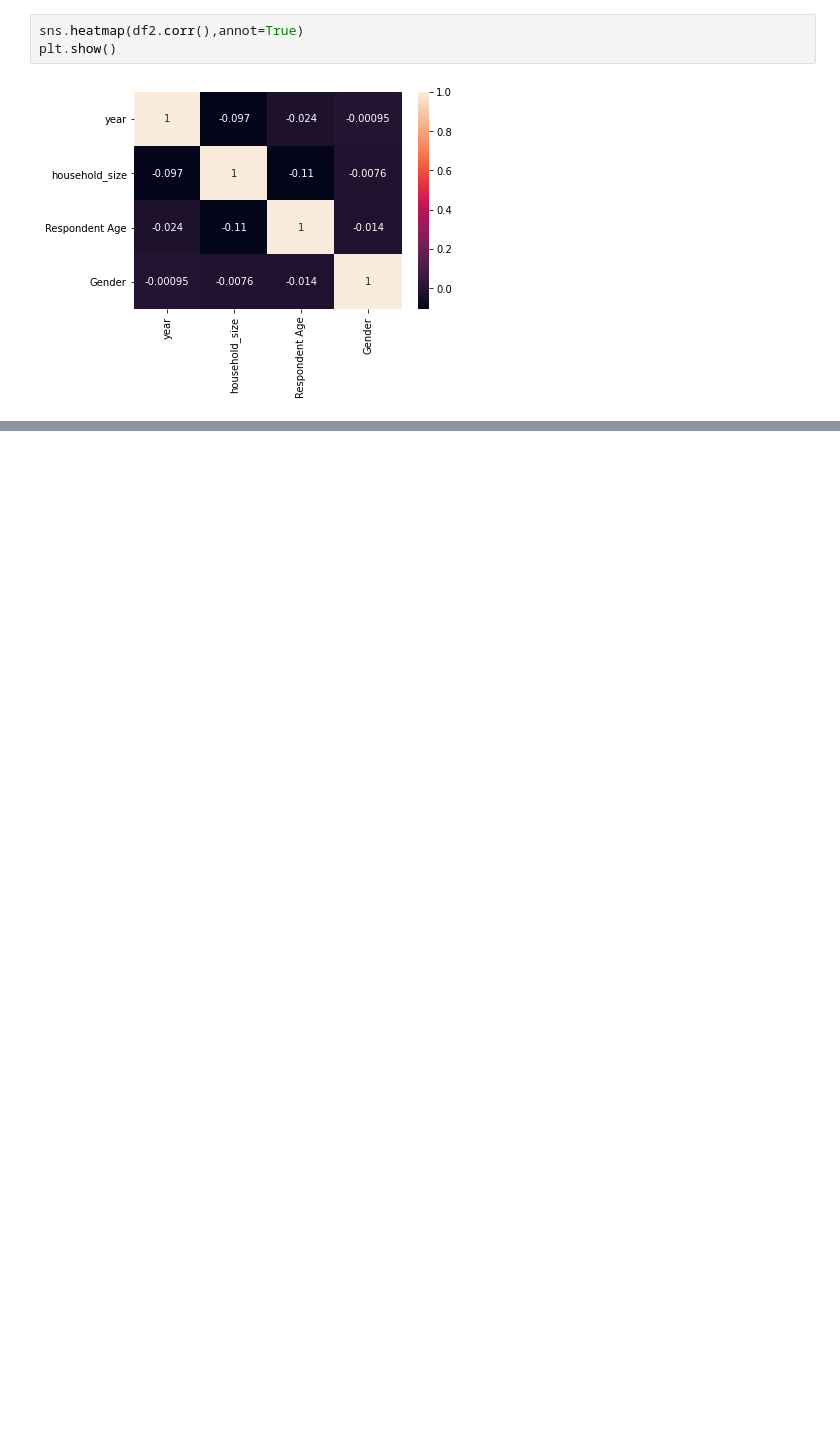
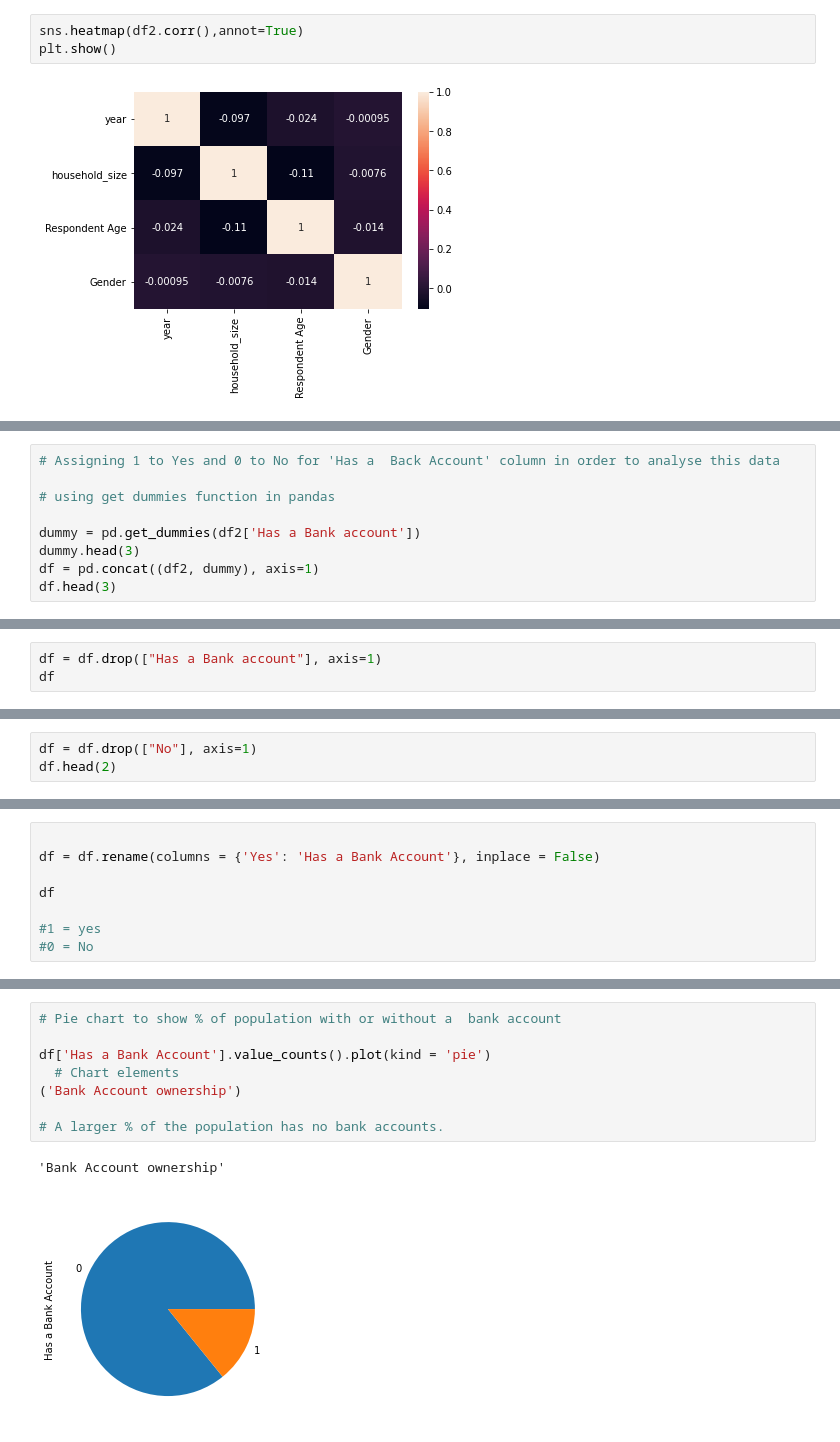
Before and after one commit to cheronoF/Data-Science, a Jupyter notebook: Data_Science_Core_W2_Independent_Project_2021_09_Faith_Rotich_Python_Notebook.ipynb, the cells around one changed output, grey strips where cells are left out. Saved outputs shown, nothing was run; the diff lists cells and outputs as text; blank space fills up the shorter version.

```diff
--- a/Data_Science_Core_W2_Independent_Project_2021_09_Faith_Rotich_Python_Notebook.ipynb
+++ b/Data_Science_Core_W2_Independent_Project_2021_09_Faith_Rotich_Python_Notebook.ipynb
@@ -473,0 +496,9 @@ plt.show()
+# %%
+# Assigning 1 to Yes and 0 to No for 'Has a  Back Account' column in order to analyse this data
+
+# using get dummies function in pandas
+
+dummy = pd.get_dummies(df2['Has a Bank account'])
+dummy.head(3)
+df = pd.concat((df2, dummy), axis=1)
+df.head(3)
@@ -473,0 +510,3 @@ plt.show()
+# %%
+df = df.drop(["Has a Bank account"], axis=1)
+df
@@ -473,0 +527,3 @@ plt.show()
+# %%
+df = df.drop(["No"], axis=1)
+df.head(2)
@@ -473,0 +534,8 @@ plt.show()
+# %%
+
+df = df.rename(columns = {'Yes': 'Has a Bank Account'}, inplace = False)
+
+df
+
+#1 = yes
+#0 = No
@@ -473,0 +556,11 @@ plt.show()
+# %%
+# Pie chart to show % of population with or without a  bank account
+
+df['Has a Bank Account'].value_counts().plot(kind = 'pie')
+  # Chart elements
+('Bank Account ownership')
+
+# A larger % of the population has no bank accounts.
+# %% [output]
+'Bank Account ownership'
+[figure, added]
```
Also changed, not shown: parts of 64 cells of this notebook.
